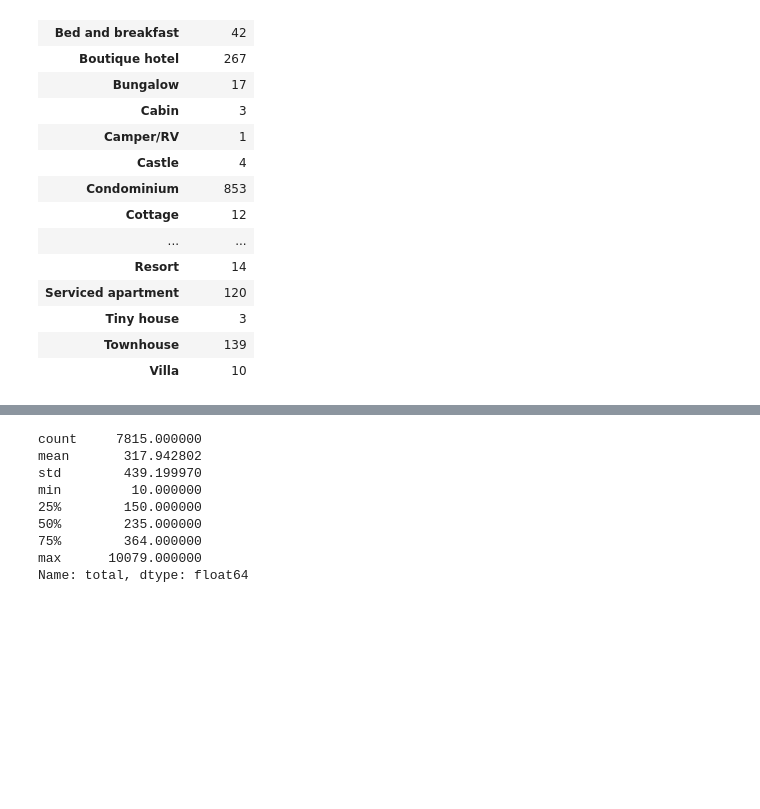
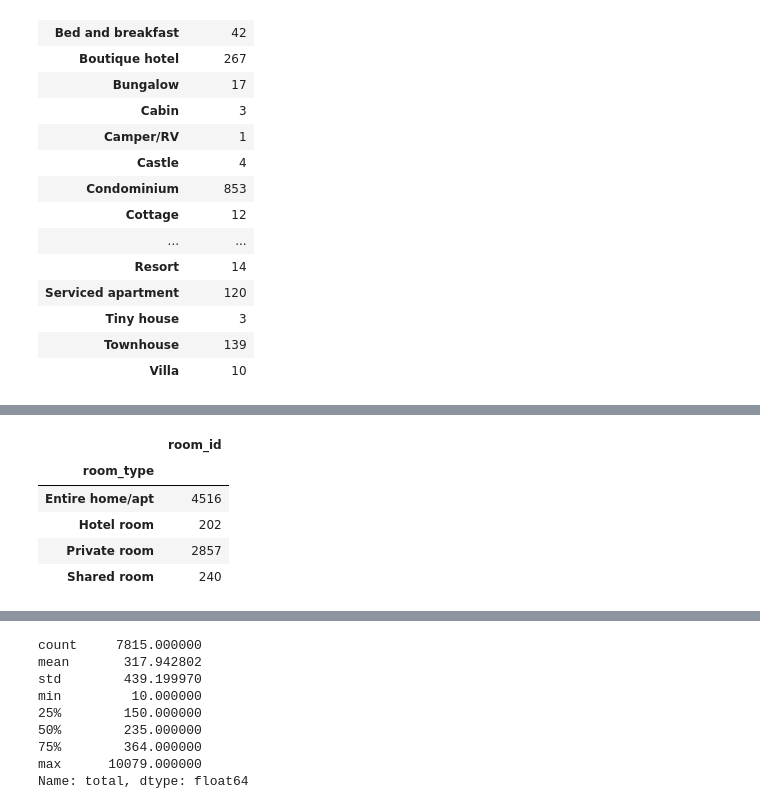
Before and after one commit to rustiri/final_group_airbnb, a Jupyter notebook: SF_Airbnb_EDA.ipynb, the cells around one changed output, grey strips where cells are left out. Cells and saved outputs as stored; diff of their text form; code cells hidden in the pictures; blank space fills up the shorter version.

```diff
--- a/SF_Airbnb_EDA.ipynb
+++ b/SF_Airbnb_EDA.ipynb
@@ -598,0 +598,11 @@ plt.show()
+# %%
+# get the number of room types and create a dataframe
+room_type_count_df = pd.DataFrame(airbnb_db_df.groupby(["room_type"]).count()["room_id"])
+room_type_count_df
+# %% [output]
+|  | room_id |
+| room_type |  |
+| Entire home/apt | 4516 |
+| Hotel room | 202 |
+| Private room | 2857 |
+| Shared room | 240 |
```
Also changed, not shown: parts of 5 cells of this notebook, 8 other files.
